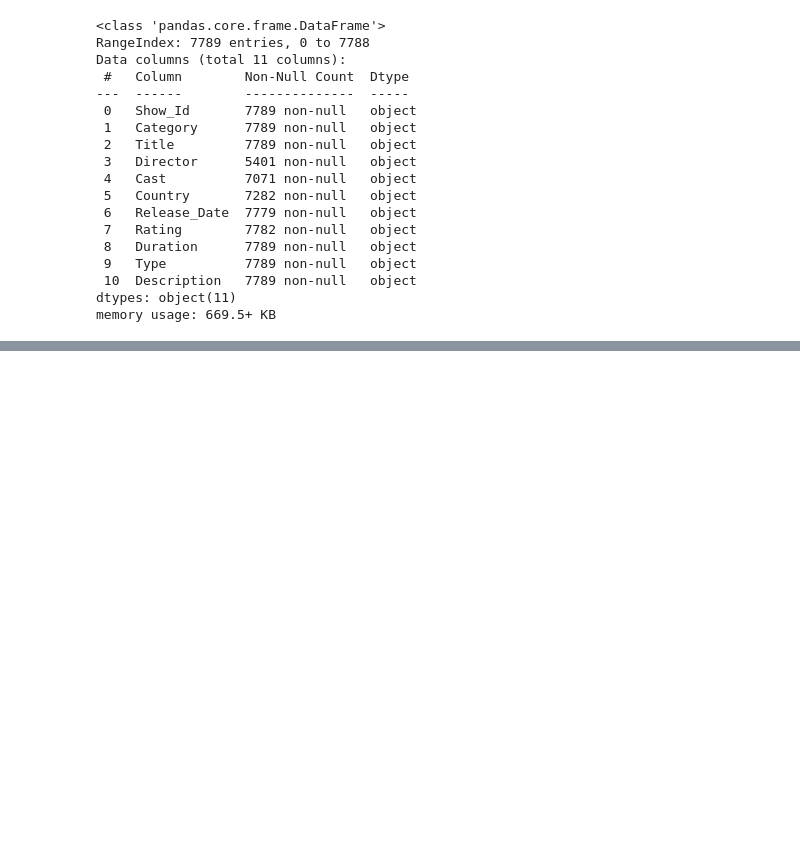
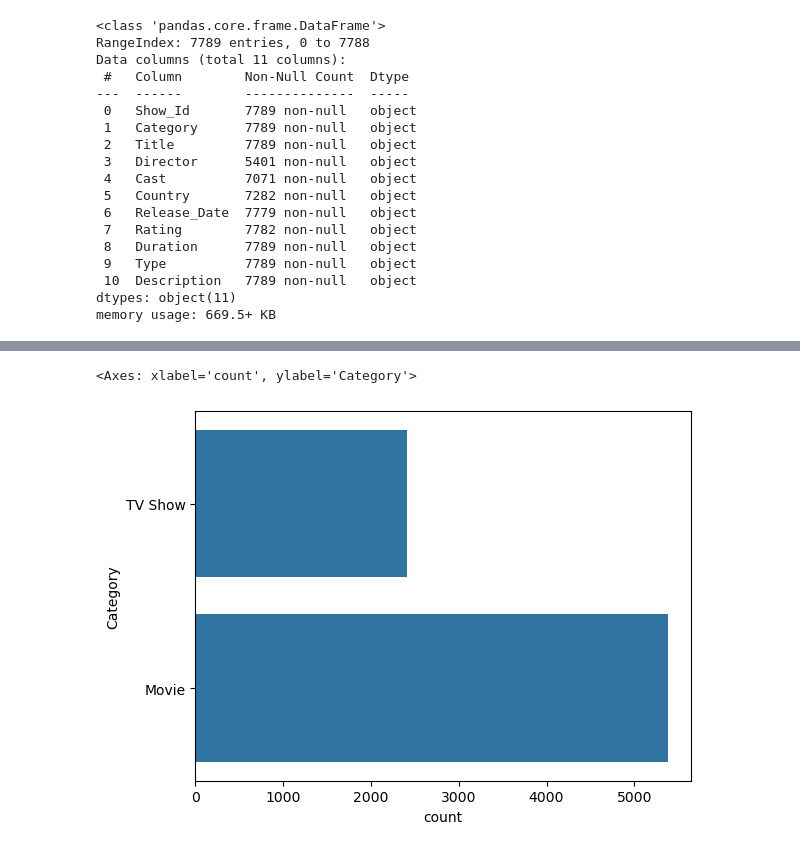
Before and after one commit to Sri-dinesh/data-analysis-projects, a Jupyter notebook: NetFlix/NetFlix-DataAnalysis.ipynb, the cells around one changed output, grey strips where cells are left out. Cells and saved outputs as stored; diff of their text form; code cells hidden in the pictures; blank space fills up the shorter version.

```diff
--- a/NetFlix/NetFlix-DataAnalysis.ipynb
+++ b/NetFlix/NetFlix-DataAnalysis.ipynb
@@ -96,0 +279,6 @@ memory usage: 669.5+ KB
+# %%
+# countplot() - To show the count of all unique values of any column in the form of bar graph
+sns.countplot(data['Category'])
+# %% [output]
+<Axes: xlabel='count', ylabel='Category'>
+[figure, added]
```
Also changed, not shown: parts of 21 cells of this notebook.
